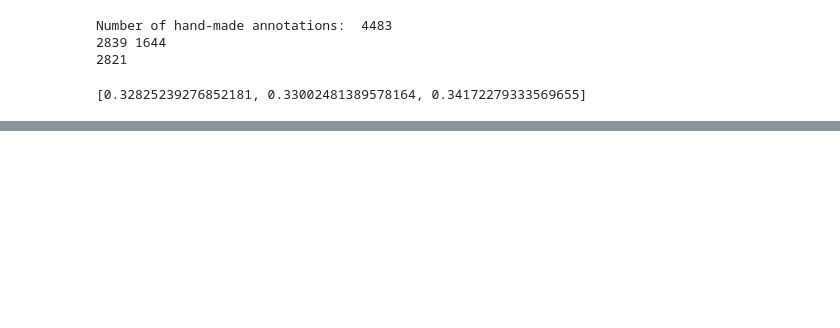
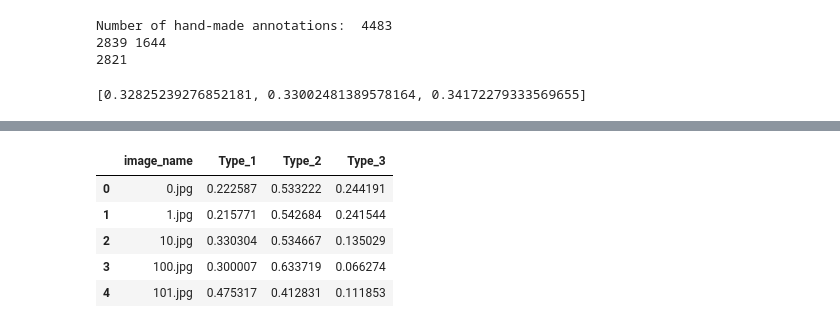
Before and after one commit to vfdev-5/Intel_MobileODT, a Jupyter notebook: notebooks/pipeline_cervix_classification.ipynb, the cells around one changed output, grey strips where cells are left out. Cells and saved outputs as stored; diff of their text form; code cells hidden in the pictures; blank space fills up the shorter version.

```diff
--- a/notebooks/pipeline_cervix_classification.ipynb
+++ b/notebooks/pipeline_cervix_classification.ipynb
@@ -721,0 +491,22 @@ Epoch 30/30
+# %%
+import pandas as pd
+
+
+def compute_mean(predictions):
+    df = predictions[0]
+    for p in predictions[1:]:
+        df = pd.concat([df, p], axis=0)
+    df = df.apply(pd.to_numeric, errors='ignore')
+    gb = df.groupby('image_name')
+    df2 = gb.agg(np.mean).reset_index()
+    return df2
+
+df = compute_mean(predictions)
+df.head()
+# %% [output]
+|  | image_name | Type_1 | Type_2 | Type_3 |
+| 0 | 0.jpg | 0.222587 | 0.533222 | 0.244191 |
+| 1 | 1.jpg | 0.215771 | 0.542684 | 0.241544 |
+| 2 | 10.jpg | 0.330304 | 0.534667 | 0.135029 |
+| 3 | 100.jpg | 0.300007 | 0.633719 | 0.066274 |
+| 4 | 101.jpg | 0.475317 | 0.412831 | 0.111853 |
```
Also changed, not shown: parts of 26 cells of this notebook, 21 other files.
